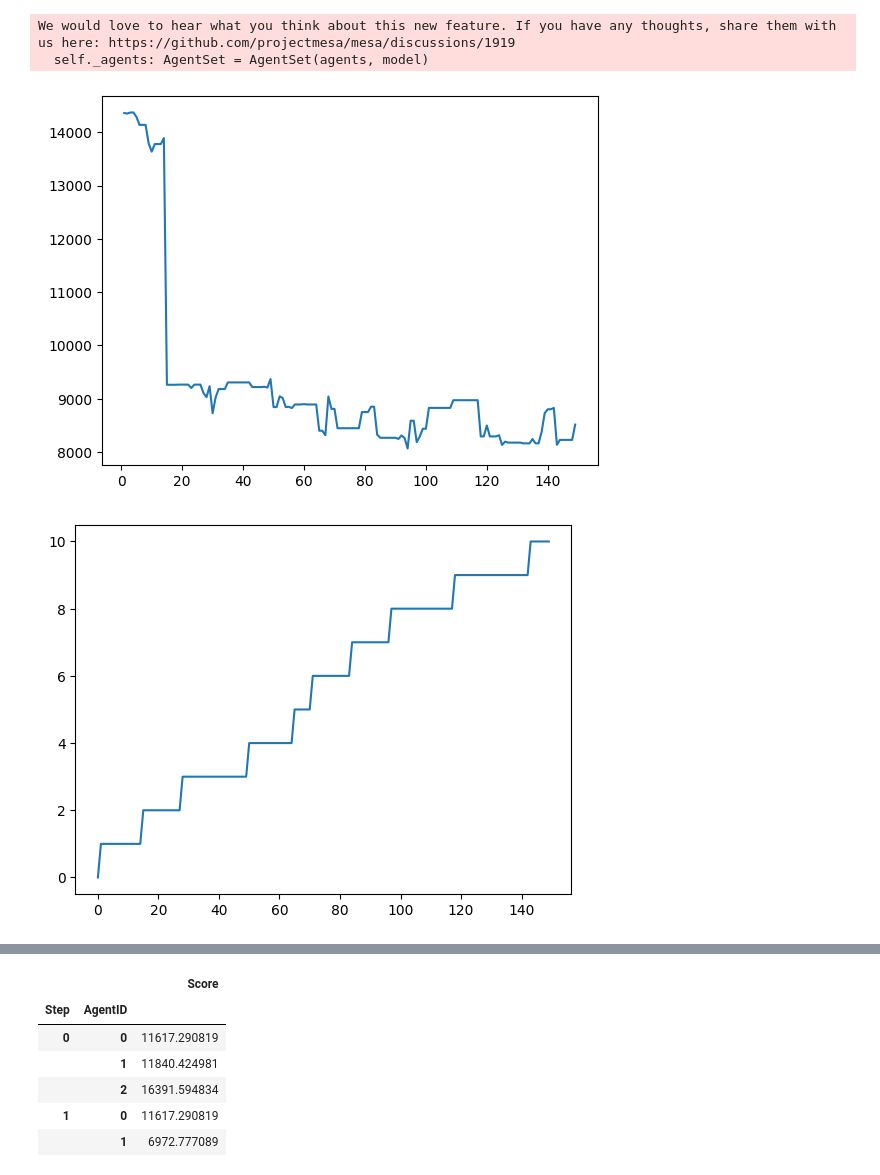
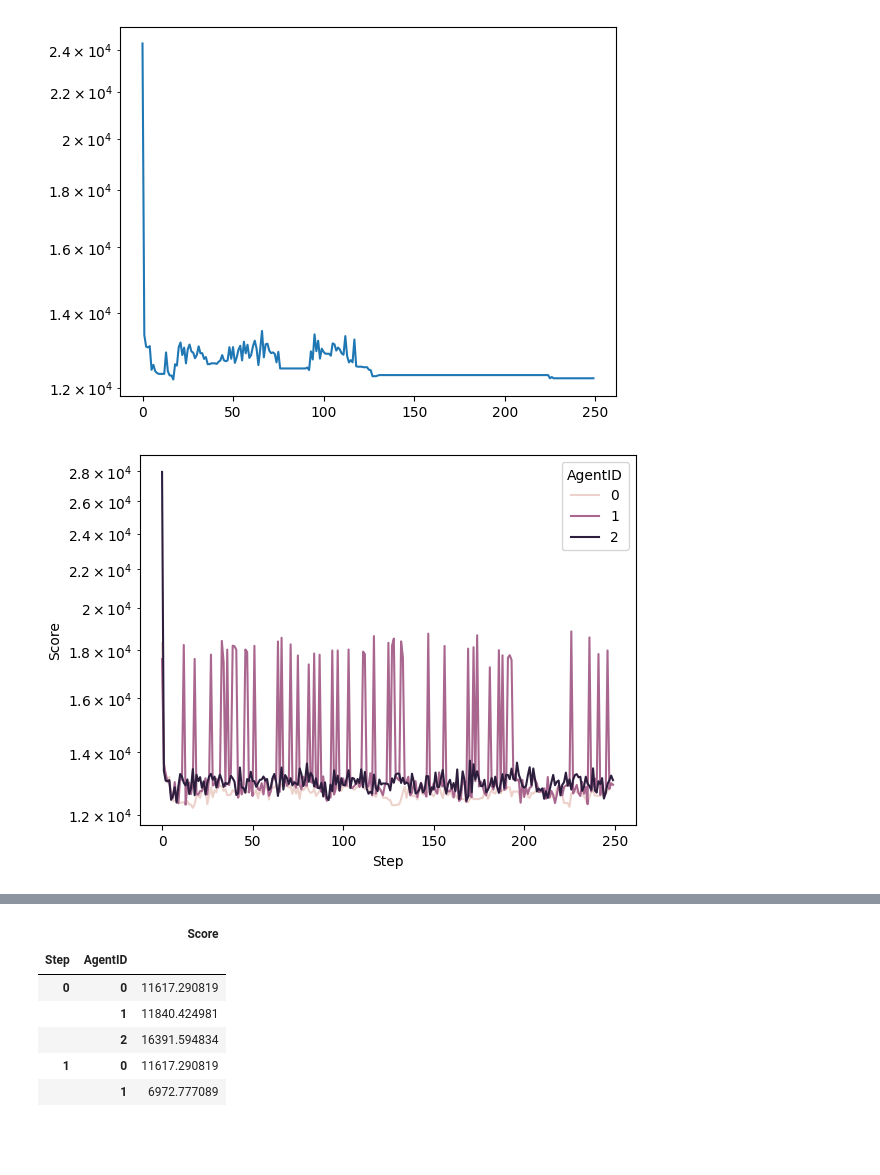
Before and after one commit to JulesVoyer/ICO_Fil_rouge, a Jupyter notebook: SMA_notebook.ipynb, the cells around one changed output, grey strips where cells are left out. Drawn from its saved outputs; the diff is of its cells as text; code cells hidden in the pictures; blank space fills up the shorter version.

```diff
--- a/SMA_notebook.ipynb
+++ b/SMA_notebook.ipynb
@@ -7,7 +7,7 @@ import seaborn as sns
 import matplotlib.pyplot as plt
 import pandas as pd
 
-customers = [Client(i, *row) for i, row in enumerate(rd.sample(customers, 50))]
+customers = [Client(i, *row) for i, row in enumerate(rd.sample(customers, 70))]
 
 result_df = pd.DataFrame()
 # %%
@@ -25,43 +25,41 @@ cooling = rd.uniform(0, 0.001)
 nb_iter = rd.randint(5,10)
 
 tabou_pop_size = rd.randint(4, 15)
-tabou_size = rd.randint(5,10)
+tabou_size = 3*len(customers)*(len(customers) -1)/4
 tabou_neighbors = rd.randint(5,10)
 
 
 
 sma = SMAVRP(customers, depots[0], vehicle_weight, cout_vehicule, Pmut)
 
 sma.add_agent(GeneticAgent(0,sma, 100, 0.8))
 sma.add_agent(RSAgent(1, sma, rs_pop_size, t0, cooling))
 sma.add_agent(TabouAgent(2, sma, tabou_pop_size, tabou_size, tabou_neighbors))
 
 
-for i in trange(150):
+for i in trange(250):
     sma.step()
 
 sma.datacollector.get_model_vars_dataframe().best_solution.plot(kind="line")
-plt.figure()
-sma.datacollector.get_model_vars_dataframe().pool_size.plot(kind="line")
+plt.yscale('log')
+
 plt.figure()
 sns.lineplot(data =sma.datacollector.get_agent_vars_dataframe(), x = "Step", y = "Score", hue = "AgentID")
 plt.yscale('log')
 
 result_df = pd.concat([result_df, pd.DataFrame({
     'gen_pop_size' : [gen_pop_size],
     'Pcross' : [Pcross],
     'Pmut' : [Pmut],
     'rs_pop_size' : [rs_pop_size],
     't0' : [t0],
     'cooling' : [cooling],
     'tabou_pop_size' : [tabou_pop_size],
     'tabou_size' : [tabou_size],
     'tabou_neighbors' : [tabou_neighbors],
     'best_solution_reached_at' : [sma.datacollector.get_model_vars_dataframe().best_solution.argmin()],
     'best_solution' : [sma.datacollector.get_model_vars_dataframe().best_solution.min()]
     })], ignore_index=True).reset_index(drop=True)
 # %% [output]
-We would love to hear what you think about this new feature. If you have any thoughts, share them with us here: https://github.com/projectmesa/mesa/discussions/1919
-  self._agents: AgentSet = AgentSet(agents, model)
-[figure, old version]
+[figure, new version]
-[figure, old version]
+[figure, new version]
```
Also changed, not shown: parts of 1 cell of this notebook, 1 other file.
